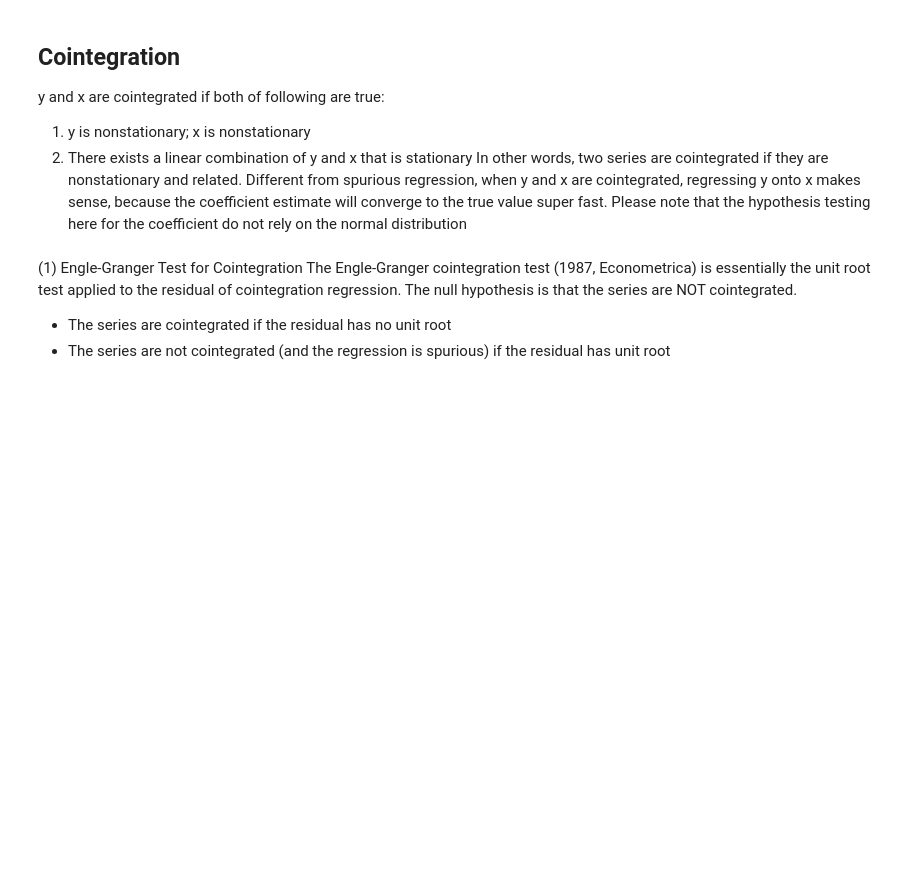
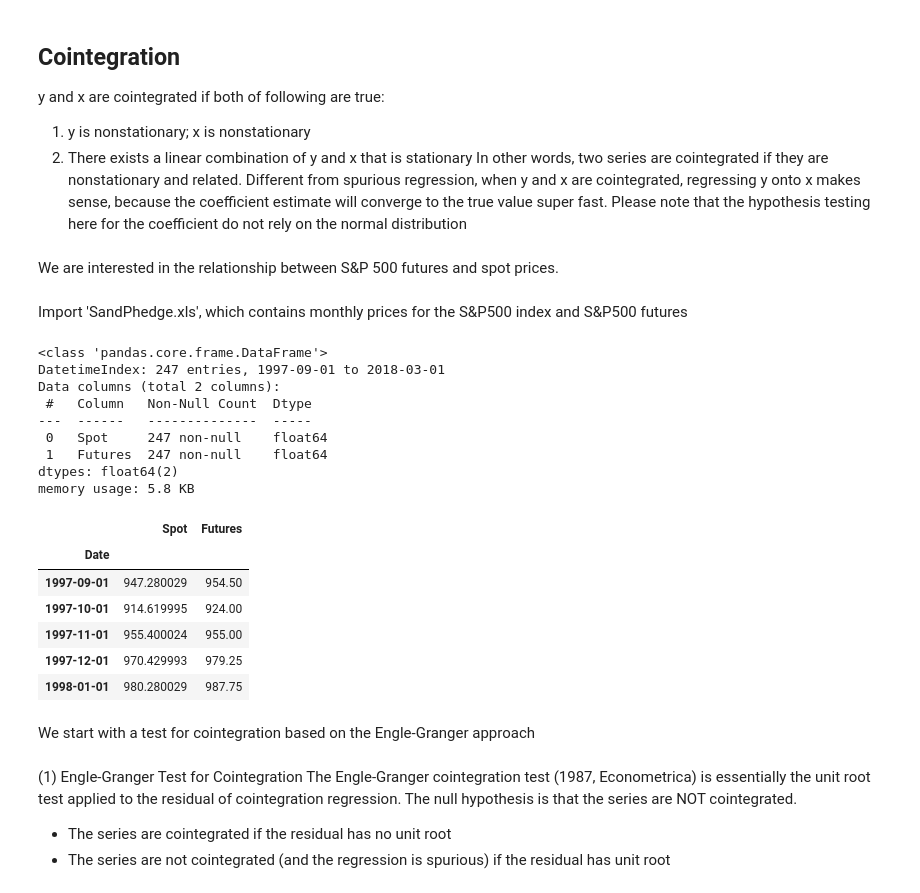
Before and after one commit to HeyyNing/labs, a Jupyter notebook: lab2/lab2.ipynb, the cells around one changed output. Cells and saved outputs as stored; diff of their text form; code cells hidden in the pictures; blank space fills up the shorter version.

```diff
--- a/lab2/lab2.ipynb
+++ b/lab2/lab2.ipynb
@@ -184,6 +290,34 @@ y and x are cointegrated if both of following are true:
 1. y is nonstationary; x is nonstationary
 2. There exists a linear combination of y and x that is stationary
 In other words, two series are cointegrated if they are nonstationary and related. Different from spurious regression, when y and x are cointegrated, regressing y onto x makes sense, because the coefficient estimate will converge to the true value super fast. Please note that the hypothesis testing here for the coefficient do not rely on the normal distribution
+# %% [markdown]
+We are interested in the relationship between S&P 500 futures and spot prices.
+# %% [markdown]
+Import 'SandPhedge.xls', which contains monthly prices for the S&P500 index and S&P500 futures
+# %%
+SPhedge=pd.read_excel('https://raw.githubusercontent.com/HeyyNing/labs/main/lab1/SandPhedge.xls',
+                   index_col=0)
+SPhedge.info()
+SPhedge.head()
+# %% [output]
+<class 'pandas.core.frame.DataFrame'>
+DatetimeIndex: 247 entries, 1997-09-01 to 2018-03-01
+Data columns (total 2 columns):
+ #   Column   Non-Null Count  Dtype
+---  ------   --------------  -----
+ 0   Spot     247 non-null    float64
+ 1   Futures  247 non-null    float64
+dtypes: float64(2)
+memory usage: 5.8 KB
+|  | Spot | Futures |
+| Date |  |  |
+| 1997-09-01 | 947.280029 | 954.50 |
+| 1997-10-01 | 914.619995 | 924.00 |
+| 1997-11-01 | 955.400024 | 955.00 |
+| 1997-12-01 | 970.429993 | 979.25 |
+| 1998-01-01 | 980.280029 | 987.75 |
+# %% [markdown]
+We start with a test for cointegration based on the Engle-Granger approach
 # %% [markdown]
 (1) Engle-Granger Test for Cointegration
 The Engle-Granger cointegration test (1987, Econometrica) is essentially the unit root test applied to the residual of cointegration regression. The null hypothesis is that the series are NOT cointegrated.
```
Also changed, not shown: parts of 14 cells of this notebook.
